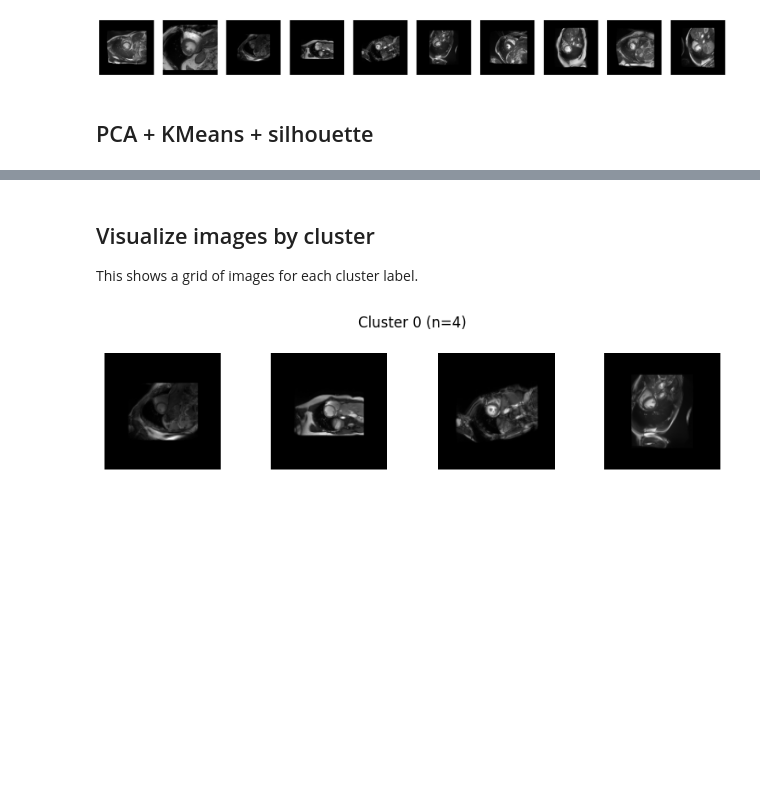
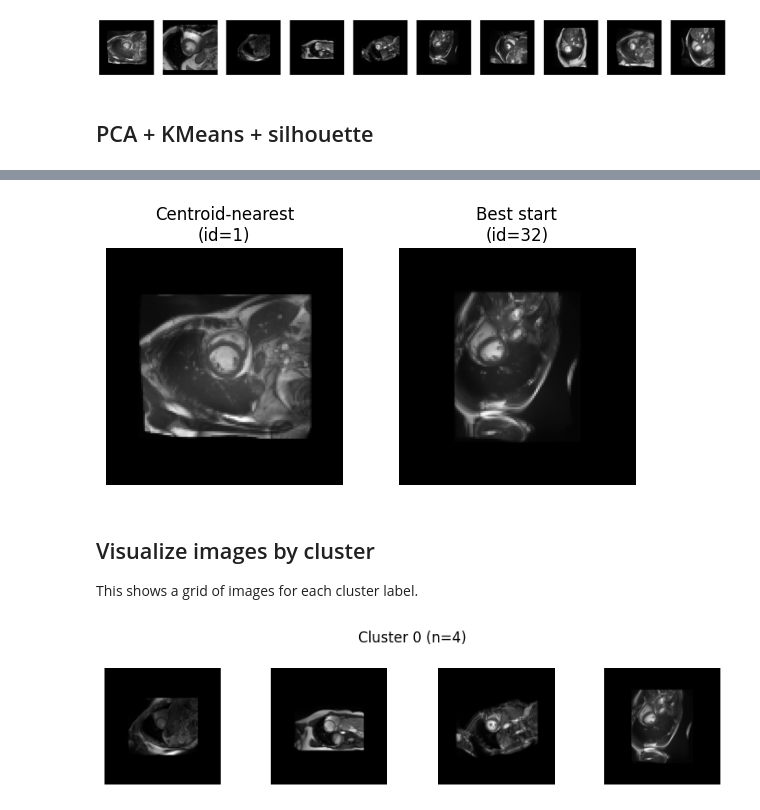
Before and after one commit to TsukkiGia/mvseg-ordering, a Jupyter notebook: notebooks/representative_pca_visualization.ipynb, the cells around one changed output, grey strips where cells are left out. Saved outputs shown, nothing was run; the diff lists cells and outputs as text; code cells hidden in the pictures; blank space fills up the shorter version.

```diff
--- a/notebooks/representative_pca_visualization.ipynb
+++ b/notebooks/representative_pca_visualization.ipynb
@@ -62,7 +62,7 @@ encoder_type=multiverseg
 # --- Subset reconstruction from Plan B summary ---
 # Load all subset summaries for a dataset family, then filter by task_id + subset_index.
 
-procedure = "random_v_MSE_v2"  # e.g., random_v_MSE_v2, random_vs_uncertainty_v2, random_v_repr_v2
+procedure = "random_vs_uncertainty_v2"  # e.g., random_v_MSE_v2, random_vs_uncertainty_v2, random_v_repr_v2
 ablation = "pretrained_baseline"
 dataset_family = "ACDC"
 subset_index = 0
@@ -118,7 +118,7 @@ First few image_ids: [1, 9, 15, 17, 25, 32, 35, 39, 47, 57]
 # %%
 # --- Iterations used when the image was first (image_index == 0) ---
 # Uses subset_support_images_summary.csv; averages over permutations if needed.
-iterations_policy = "mse_min"  # or mse_min / uncertainty / etc
+iterations_policy = "reverse_curriculum"  # or mse_min / uncertainty / etc
 first_position = 0
 
 iter_df = subset_rows
@@ -344,3 +356,50 @@ centroid_nearest_rank_by_initial_dice=3 / 10
+# %%
+# Visualize the two special images: centroid-nearest and best-start
+if "subset_image_ids" in globals() and subset_image_ids is not None:
+    plot_image_ids = list(subset_image_ids)
+else:
+    plot_image_ids = list(range(Z_use.shape[0]))
+
+special_ids = []
+if plot_image_ids:
+    centroid_image_id = plot_image_ids[centroid_idx]
+    special_ids.append(("Centroid-nearest", centroid_image_id))
+if best_start_image_id is not None:
+    special_ids.append(("Best start", int(best_start_image_id)))
+
+# Deduplicate while preserving order
+seen = set()
+unique_special = []
+for label, img_id in special_ids:
+    if img_id in seen:
+        continue
+    seen.add(img_id)
+    unique_special.append((label, img_id))
+
+if unique_special:
+    n = len(unique_special)
+    fig, axes = plt.subplots(1, n, figsize=(3 * n, 3))
+    if n == 1:
+        axes = [axes]
+    for ax, (label, img_id) in zip(axes, unique_special):
+        item = ds.get_item_by_data_index(int(img_id))
+        img = item[0] if isinstance(item, (tuple, list)) else item
+        img_np = img.detach().cpu().numpy()
+        if img_np.ndim == 3 and img_np.shape[0] == 1:
+            img_np = img_np[0]
+            ax.imshow(img_np, cmap="gray")
+        elif img_np.ndim == 3:
+            img_np = img_np.transpose(1, 2, 0)
+            ax.imshow(img_np)
+        else:
+            ax.imshow(img_np, cmap="gray")
+        ax.set_title(f"{label}\n(id={img_id})")
+        ax.axis("off")
+    plt.tight_layout()
+else:
+    print("No special images found to display.")
+# %% [output]
+[figure, added]
 # %% [markdown]
 ## Visualize images by cluster
 
```
Also changed, not shown: parts of 3 cells of this notebook, 6 other files.
